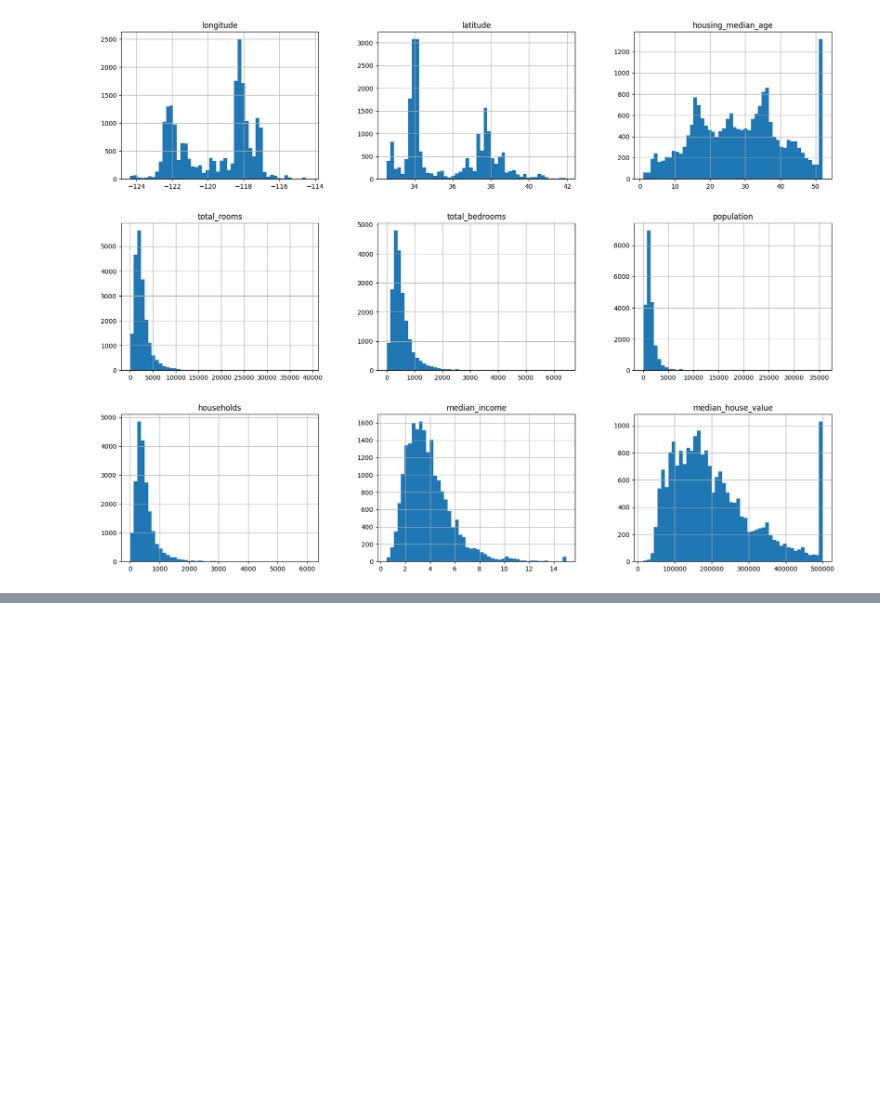
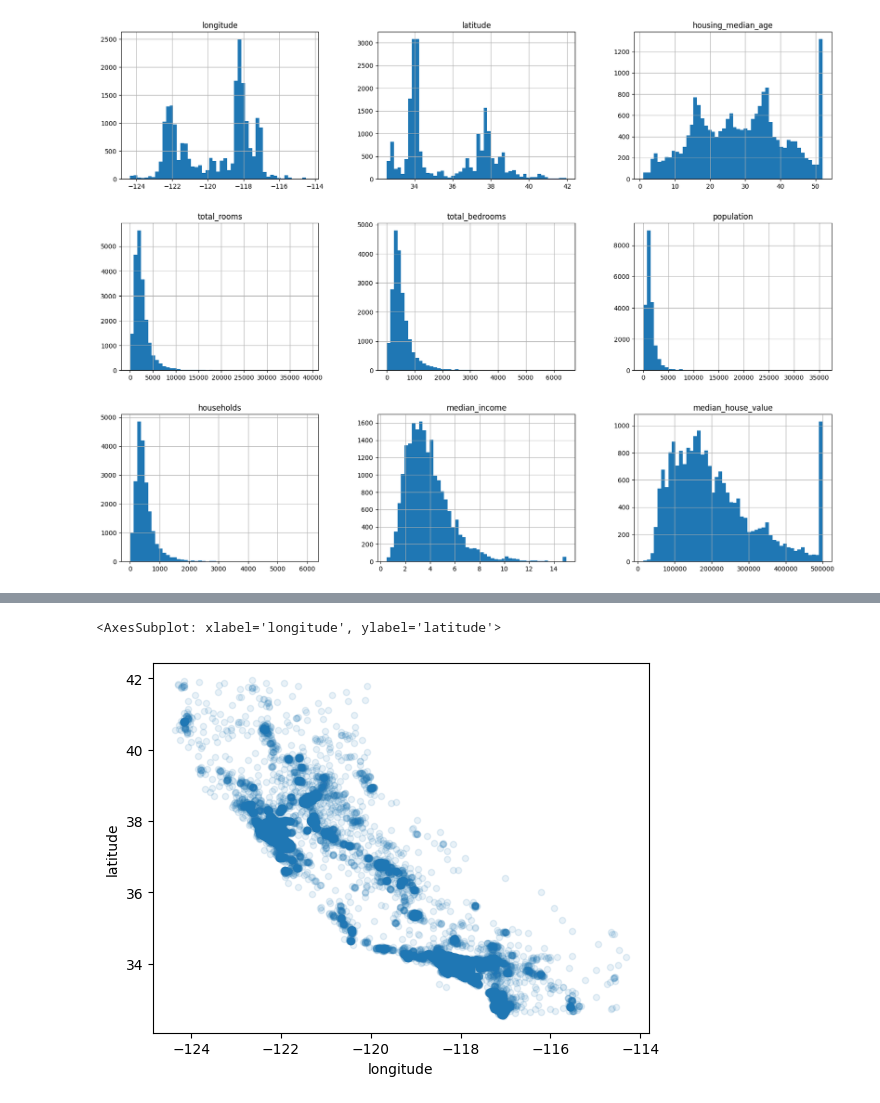
Before and after one commit to BajrangWappnet/Practicing-with-housing-dataset, a Jupyter notebook: Housing.ipynb, the cells around one changed output, grey strips where cells are left out. Drawn from its saved outputs; the diff is of its cells as text; code cells hidden in the pictures; blank space fills up the shorter version.

```diff
--- a/Housing.ipynb
+++ b/Housing.ipynb
@@ -86,0 +208,8 @@ plt.show()
+# %%
+# ALl datapoints are hard to see so we use aplha option to 0.1 to make
+# it easier to visualize the place where there is a high density of datapoints
+
+housing.plot(kind="scatter", x= "longitude", y="latitude", alpha=0.1)
+# %% [output]
+<AxesSubplot: xlabel='longitude', ylabel='latitude'>
+[figure, added]
```
Also changed, not shown: parts of 63 cells of this notebook.
